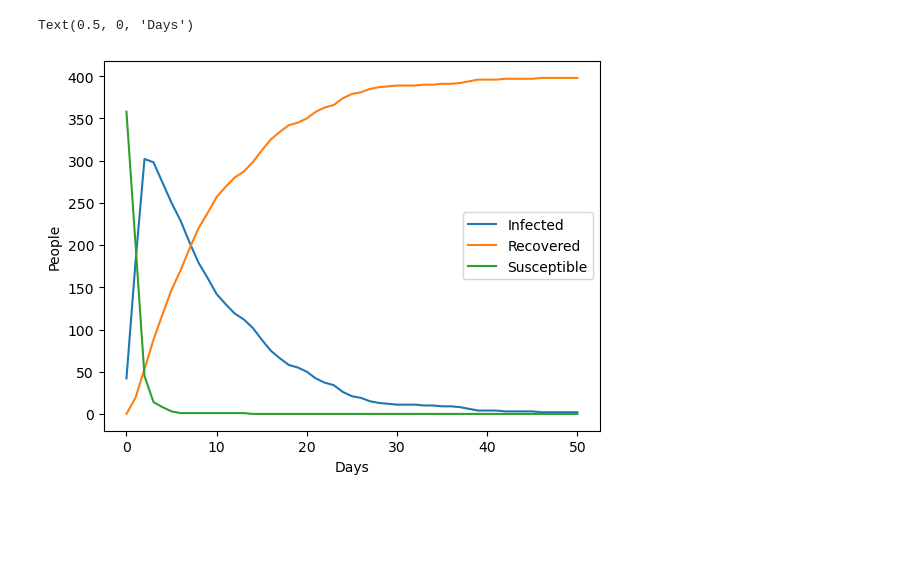
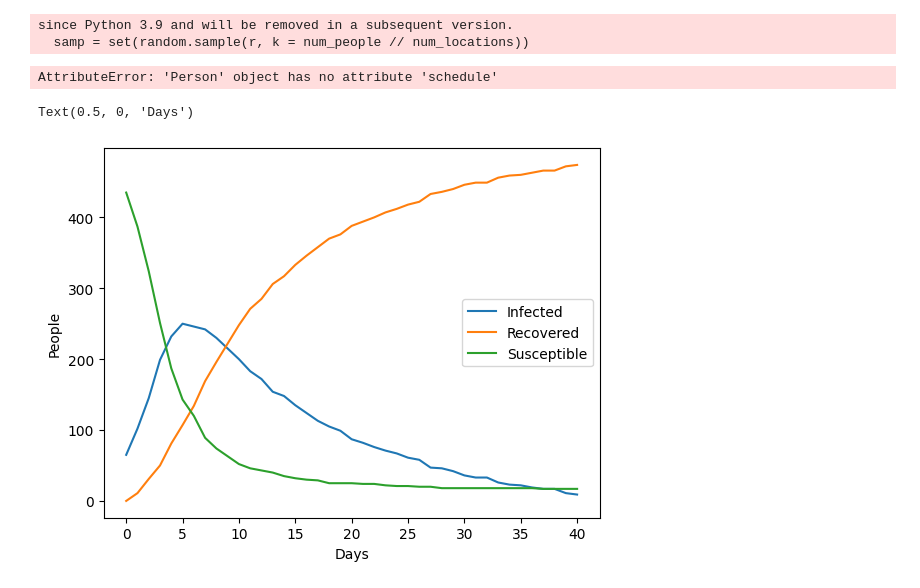
Before and after one commit to khazixi/456-Final-Project, a Jupyter notebook: project.ipynb, the cells around one changed output. Cells and saved outputs as stored; diff of their text form; code cells hidden in the pictures; blank space fills up the shorter version.

```diff
--- a/project.ipynb
+++ b/project.ipynb
@@ -104,19 +124,19 @@ def simulate(people, locations, num_days):
 # %%
 # In our initial model people got infected really fast but recovered really fast
 
-NUM_LOCS = 10
-NUM_PEOPLE = 400
-NUM_DAYS = 50
+NUM_LOCS = 100
+NUM_PEOPLE = 2000
+NUM_DAYS = 40
 
-# locations = [Location(0.0135), Location(0.0134), Location(0.0132), Location(0.0136), Location(0.021)]
-locations = gen_locations(NUM_LOCS)
+locations = gen_locations(NUM_LOCS, NUM_PEOPLE)
 
-ppl = []
-for i in range(NUM_PEOPLE):
-    status = random.choices([I, S], weights=[1,7])[0]
-    schedule = gen_schedule(NUM_LOCS)
-    person = Person(schedule, status)
-    ppl.append(person)
+ppl = gen_people(num_people=NUM_PEOPLE)
+# ppl = []
+# for i in range(NUM_PEOPLE):
+#     status = random.choices([I, S], weights=[1,7])[0]
+#     schedule = gen_schedule(NUM_LOCS)
+#     person = Person(schedule, status)
+#     ppl.append(person)
 
 i, r, s = simulate(ppl, locations, NUM_DAYS)
 
@@ -129,5 +149,35 @@ ax.legend(["Infected", "Recovered", "Susceptible"])
 ax.set_ylabel("People")
 ax.set_xlabel("Days")
 # %% [output]
-Text(0.5, 0, 'Days')
+since Python 3.9 and will be removed in a subsequent version.
+  samp = set(random.sample(r, k = num_people // num_locations))
-[figure, removed]
+AttributeError: 'Person' object has no attribute 'schedule'
+# %%
+# In our initial model people got infected really fast but recovered really fast
+
+NUM_LOCS = 50
+NUM_PEOPLE = 500
+NUM_DAYS = 40
+
+locations = gen_locations(NUM_LOCS, NUM, PEOPLE)
+
+ppl = []
+for i in range(NUM_PEOPLE):
+    status = random.choices([I, S], weights=[1,7])[0]
+    schedule = gen_schedule(NUM_LOCS)
+    person = Person(schedule, status)
+    ppl.append(person)
+
+i, r, s = simulate(ppl, locations, NUM_DAYS)
+
+fig, ax = plt.subplots()
+ax.plot(i)
+ax.plot(r)
+ax.plot(s)
+
+ax.legend(["Infected", "Recovered", "Susceptible"])
+ax.set_ylabel("People")
+ax.set_xlabel("Days")
+# %% [output]
+Text(0.5, 0, 'Days')
+[figure, added]
```
Also changed, not shown: parts of 2 cells of this notebook.
